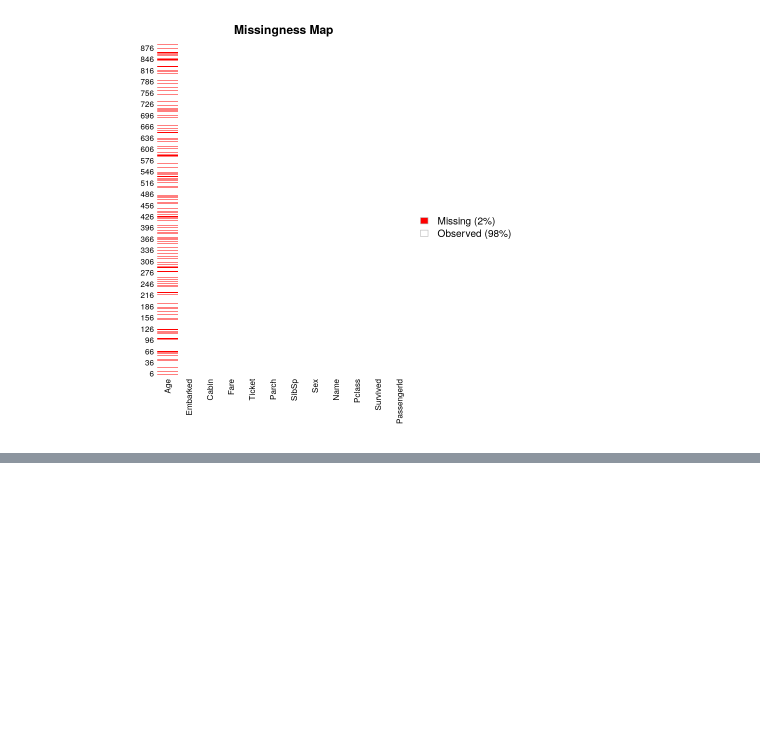
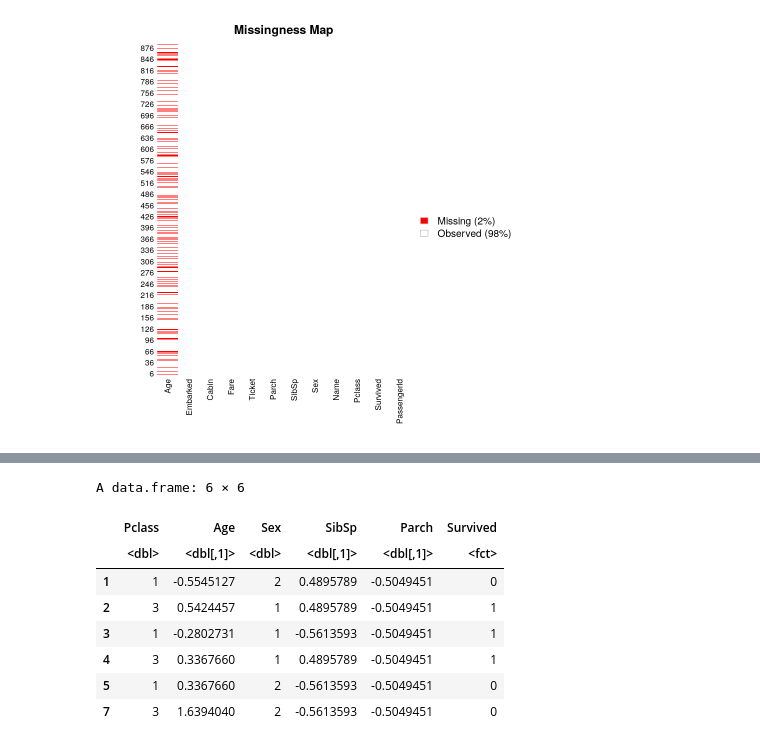
Before and after one commit to igor-yamamoto/EEL_EstatMultiVarRN, a Jupyter notebook: Titanic.ipynb, the cells around one changed output, grey strips where cells are left out. Cells and saved outputs as stored; diff of their text form; code cells hidden in the pictures; blank space fills up the shorter version.

```diff
--- a/Titanic.ipynb
+++ b/Titanic.ipynb
@@ -76,0 +174,12 @@ missmap(train, col=c("red", "white"))
+# %%
+head(X_NN)
+# %% [output]
+A data.frame: 6 × 6
+|  | Pclass | Age | Sex | SibSp | Parch | Survived |
+|  | <dbl> | <dbl[,1]> | <dbl> | <dbl[,1]> | <dbl[,1]> | <fct> |
+| 1 | 1 | -0.5545127 | 2 | 0.4895789 | -0.5049451 | 0 |
+| 2 | 3 | 0.5424457 | 1 | 0.4895789 | -0.5049451 | 1 |
+| 3 | 1 | -0.2802731 | 1 | -0.5613593 | -0.5049451 | 1 |
+| 4 | 3 | 0.3367660 | 1 | 0.4895789 | -0.5049451 | 1 |
+| 5 | 1 | 0.3367660 | 2 | -0.5613593 | -0.5049451 | 0 |
+| 7 | 3 | 1.6394040 | 2 | -0.5613593 | -0.5049451 | 0 |
```
Also changed, not shown: parts of 23 cells of this notebook, 3 other files.
